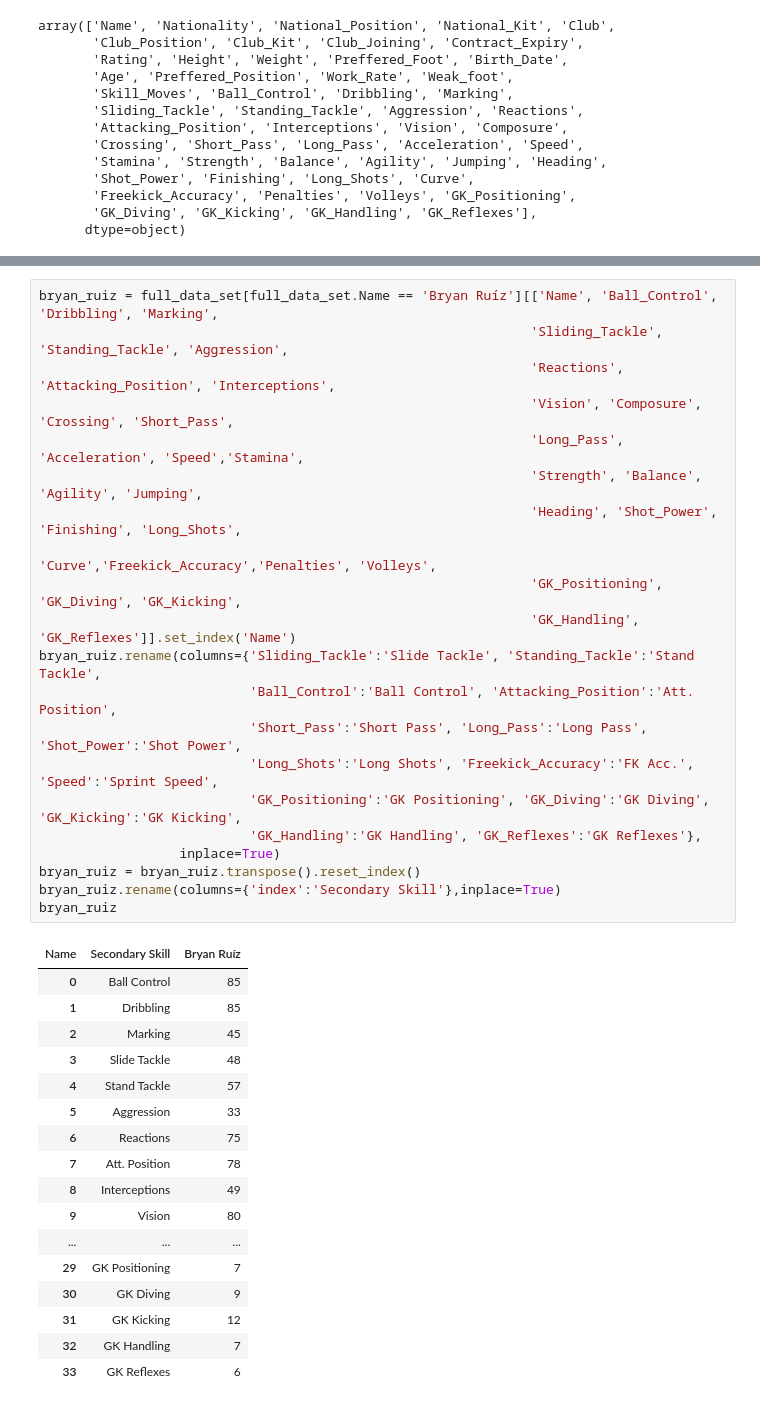
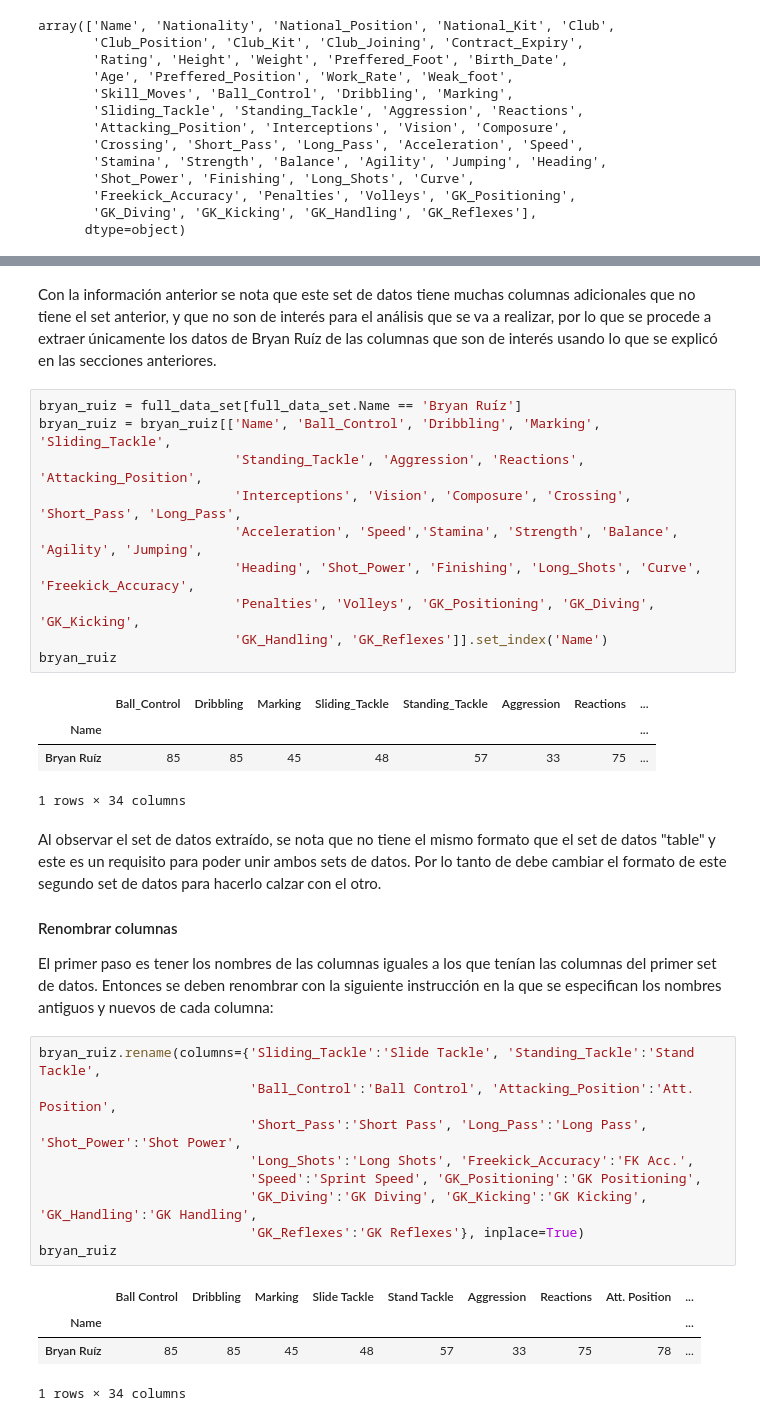
Before and after one commit to Boris94cr/Reconocimiento-de-Patrones, a Jupyter notebook: Inv-Corta-1/Inv-Corta-1.ipynb, the cells around one changed output, grey strips where cells are left out. Cells and saved outputs as stored; diff of their text form.

```diff
--- a/Inv-Corta-1/Inv-Corta-1.ipynb
+++ b/Inv-Corta-1/Inv-Corta-1.ipynb
@@ -235,39 +269,36 @@ Name: Secondary Skill, dtype: object
+# %% [markdown]
+Con la información anterior se nota que este set de datos tiene muchas columnas adicionales que no tiene el set anterior, y que no son de interés para el análisis que se va a realizar, por lo que se procede a extraer únicamente los datos de Bryan Ruíz de las columnas que son de interés usando lo que se explicó en las secciones anteriores.
+# %%
+bryan_ruiz = full_data_set[full_data_set.Name == 'Bryan Ruíz']
+bryan_ruiz = bryan_ruiz[['Name', 'Ball_Control', 'Dribbling', 'Marking', 'Sliding_Tackle',
+                         'Standing_Tackle', 'Aggression', 'Reactions', 'Attacking_Position',
+                         'Interceptions', 'Vision', 'Composure', 'Crossing', 'Short_Pass', 'Long_Pass',
+                         'Acceleration', 'Speed','Stamina', 'Strength', 'Balance', 'Agility', 'Jumping',
+                         'Heading', 'Shot_Power', 'Finishing', 'Long_Shots', 'Curve', 'Freekick_Accuracy',
+                         'Penalties', 'Volleys', 'GK_Positioning', 'GK_Diving', 'GK_Kicking',
+                         'GK_Handling', 'GK_Reflexes']].set_index('Name')
+bryan_ruiz
+# %% [output]
+|  | Ball_Control | Dribbling | Marking | Sliding_Tackle | Standing_Tackle | Aggression | Reactions | ... |
+| Name |  |  |  |  |  |  |  | ... |
+| Bryan Ruíz | 85 | 85 | 45 | 48 | 57 | 33 | 75 | ... |
+1 rows × 34 columns
+# %% [markdown]
+Al observar el set de datos extraído, se nota que no tiene el mismo formato que el set de datos "table" y este es un requisito para poder unir ambos sets de datos. Por lo tanto de debe cambiar el formato de este segundo set de datos para hacerlo calzar con el otro.
+
+#### Renombrar columnas
+El primer paso es tener los nombres de las columnas iguales a los que tenían las columnas del primer set de datos. Entonces se deben renombrar con la siguiente instrucción en la que se especifican los nombres antiguos y nuevos de cada columna:
 # %%
-bryan_ruiz = full_data_set[full_data_set.Name == 'Bryan Ruíz'][['Name', 'Ball_Control', 'Dribbling', 'Marking',
-                                                               'Sliding_Tackle', 'Standing_Tackle', 'Aggression',
-                                                               'Reactions', 'Attacking_Position', 'Interceptions',
-                                                               'Vision', 'Composure', 'Crossing', 'Short_Pass',
-                                                               'Long_Pass', 'Acceleration', 'Speed','Stamina',
-                                                               'Strength', 'Balance', 'Agility', 'Jumping',
-                                                               'Heading', 'Shot_Power', 'Finishing', 'Long_Shots',
-                                                               'Curve','Freekick_Accuracy','Penalties', 'Volleys',
-                                                               'GK_Positioning', 'GK_Diving', 'GK_Kicking',
-                                                               'GK_Handling', 'GK_Reflexes']].set_index('Name')
 bryan_ruiz.rename(columns={'Sliding_Tackle':'Slide Tackle', 'Standing_Tackle':'Stand Tackle',
                            'Ball_Control':'Ball Control', 'Attacking_Position':'Att. Position',
                            'Short_Pass':'Short Pass', 'Long_Pass':'Long Pass', 'Shot_Power':'Shot Power',
-                           'Long_Shots':'Long Shots', 'Freekick_Accuracy':'FK Acc.', 'Speed':'Sprint Speed',
-                           'GK_Positioning':'GK Positioning', 'GK_Diving':'GK Diving', 'GK_Kicking':'GK Kicking',
-                           'GK_Handling':'GK Handling', 'GK_Reflexes':'GK Reflexes'},
-                  inplace=True)
-bryan_ruiz = bryan_ruiz.transpose().reset_index()
-bryan_ruiz.rename(columns={'index':'Secondary Skill'},inplace=True)
+                           'Long_Shots':'Long Shots', 'Freekick_Accuracy':'FK Acc.',
+                           'Speed':'Sprint Speed', 'GK_Positioning':'GK Positioning',
+                           'GK_Diving':'GK Diving', 'GK_Kicking':'GK Kicking', 'GK_Handling':'GK Handling',
+                           'GK_Reflexes':'GK Reflexes'}, inplace=True)
 bryan_ruiz
 # %% [output]
-| Name | Secondary Skill | Bryan Ruíz |
-| 0 | Ball Control | 85 |
-| 1 | Dribbling | 85 |
-| 2 | Marking | 45 |
-| 3 | Slide Tackle | 48 |
-| 4 | Stand Tackle | 57 |
-| 5 | Aggression | 33 |
-| 6 | Reactions | 75 |
-| 7 | Att. Position | 78 |
-| 8 | Interceptions | 49 |
-| 9 | Vision | 80 |
-| ... | ... | ... |
-| 29 | GK Positioning | 7 |
-| 30 | GK Diving | 9 |
-| 31 | GK Kicking | 12 |
-| 32 | GK Handling | 7 |
-| 33 | GK Reflexes | 6 |
+|  | Ball Control | Dribbling | Marking | Slide Tackle | Stand Tackle | Aggression | Reactions | Att. Position | ... |
+| Name |  |  |  |  |  |  |  |  | ... |
+| Bryan Ruíz | 85 | 85 | 45 | 48 | 57 | 33 | 75 | 78 | ... |
+1 rows × 34 columns
```
Also changed, not shown: parts of 17 cells of this notebook.
